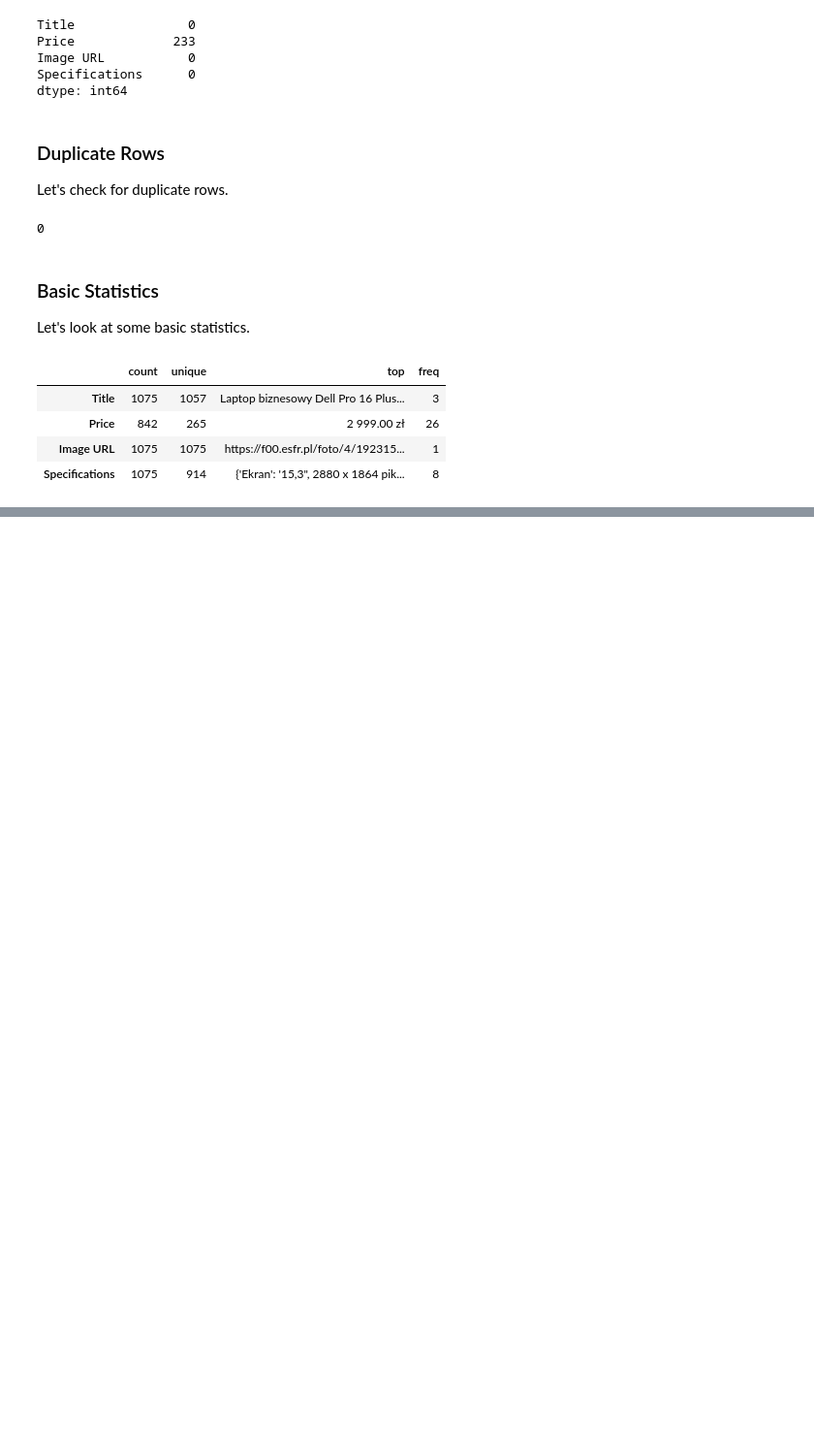
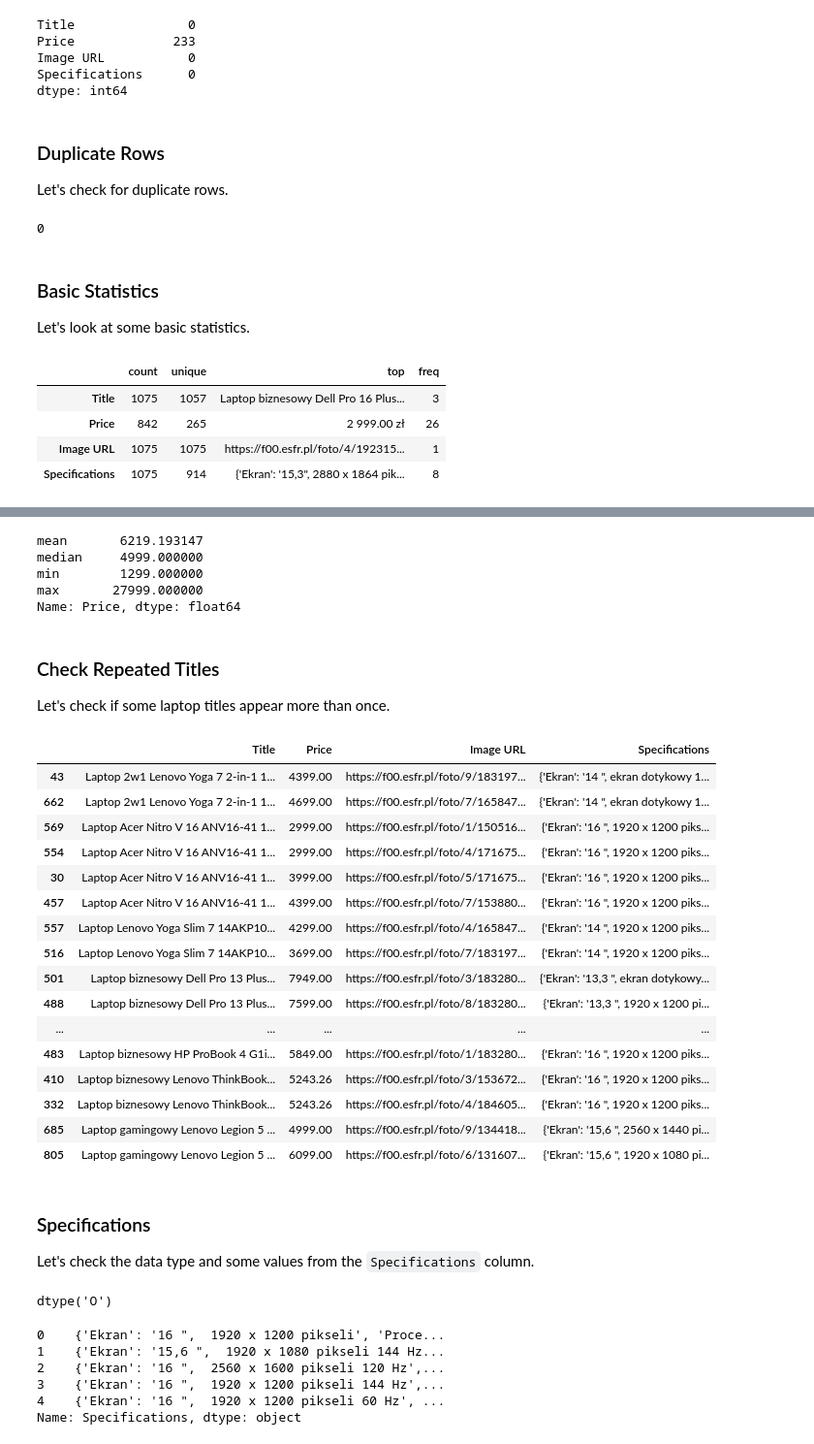
Before and after one commit to rishchuk/laptop-analysis, a Jupyter notebook: laptop_analysis.ipynb, the cells around one changed output, grey strips where cells are left out. Shown at 97% size. Drawn from its saved outputs; the diff is of its cells as text; code cells hidden in the pictures; blank space fills up the shorter version.

Commit message:
Clean and prepare laptop data

```diff
--- a/laptop_analysis.ipynb
+++ b/laptop_analysis.ipynb
@@ -91,0 +103,3 @@ df.describe(include="all").T
+# %%
+df['Price'] = df['Price'].str.replace('zł', '').str.replace(' ', '').astype(float)
+df['Price']
@@ -91,0 +119,50 @@ df.describe(include="all").T
+# %%
+df['Price'].agg(['mean', 'median', 'min', 'max'])
+# %% [output]
+mean       6219.193147
+median     4999.000000
+min        1299.000000
+max       27999.000000
+Name: Price, dtype: float64
+# %% [markdown]
+### Check Repeated Titles
+
+Let's check if some laptop titles appear more than once.
+# %%
+duplicates = df[df['Title'].duplicated(keep=False)].sort_values('Title')
+duplicates
+# %% [output]
+|  | Title | Price | Image URL | Specifications |
+| 43 | Laptop 2w1 Lenovo Yoga 7 2-in-1 1... | 4399.00 | https://f00.esfr.pl/foto/9/183197... | {'Ekran': '14 ", ekran dotykowy 1... |
+| 662 | Laptop 2w1 Lenovo Yoga 7 2-in-1 1... | 4699.00 | https://f00.esfr.pl/foto/7/165847... | {'Ekran': '14 ", ekran dotykowy 1... |
+| 569 | Laptop Acer Nitro V 16 ANV16-41 1... | 2999.00 | https://f00.esfr.pl/foto/1/150516... | {'Ekran': '16 ", 1920 x 1200 piks... |
+| 554 | Laptop Acer Nitro V 16 ANV16-41 1... | 2999.00 | https://f00.esfr.pl/foto/4/171675... | {'Ekran': '16 ", 1920 x 1200 piks... |
+| 30 | Laptop Acer Nitro V 16 ANV16-41 1... | 3999.00 | https://f00.esfr.pl/foto/5/171675... | {'Ekran': '16 ", 1920 x 1200 piks... |
+| 457 | Laptop Acer Nitro V 16 ANV16-41 1... | 4399.00 | https://f00.esfr.pl/foto/7/153880... | {'Ekran': '16 ", 1920 x 1200 piks... |
+| 557 | Laptop Lenovo Yoga Slim 7 14AKP10... | 4299.00 | https://f00.esfr.pl/foto/4/165847... | {'Ekran': '14 ", 1920 x 1200 piks... |
+| 516 | Laptop Lenovo Yoga Slim 7 14AKP10... | 3699.00 | https://f00.esfr.pl/foto/7/183197... | {'Ekran': '14 ", 1920 x 1200 piks... |
+| 501 | Laptop biznesowy Dell Pro 13 Plus... | 7949.00 | https://f00.esfr.pl/foto/3/183280... | {'Ekran': '13,3 ", ekran dotykowy... |
+| 488 | Laptop biznesowy Dell Pro 13 Plus... | 7599.00 | https://f00.esfr.pl/foto/8/183280... | {'Ekran': '13,3 ", 1920 x 1200 pi... |
+| ... | ... | ... | ... | ... |
+| 483 | Laptop biznesowy HP ProBook 4 G1i... | 5849.00 | https://f00.esfr.pl/foto/1/183280... | {'Ekran': '16 ", 1920 x 1200 piks... |
+| 410 | Laptop biznesowy Lenovo ThinkBook... | 5243.26 | https://f00.esfr.pl/foto/3/153672... | {'Ekran': '16 ", 1920 x 1200 piks... |
+| 332 | Laptop biznesowy Lenovo ThinkBook... | 5243.26 | https://f00.esfr.pl/foto/4/184605... | {'Ekran': '16 ", 1920 x 1200 piks... |
+| 685 | Laptop gamingowy Lenovo Legion 5 ... | 4999.00 | https://f00.esfr.pl/foto/9/134418... | {'Ekran': '15,6 ", 2560 x 1440 pi... |
+| 805 | Laptop gamingowy Lenovo Legion 5 ... | 6099.00 | https://f00.esfr.pl/foto/6/131607... | {'Ekran': '15,6 ", 1920 x 1080 pi... |
+# %% [markdown]
+### Specifications
+
+Let's check the data type and some values from the `Specifications` column.
+# %%
+df["Specifications"].dtype
+# %% [output]
+dtype('O')
+# %%
+df["Specifications"].head()
+# %% [output]
+0    {'Ekran': '16 ",  1920 x 1200 pikseli', 'Proce...
+1    {'Ekran': '15,6 ",  1920 x 1080 pikseli 144 Hz...
+2    {'Ekran': '16 ",  2560 x 1600 pikseli 120 Hz',...
+3    {'Ekran': '16 ",  1920 x 1200 pikseli 144 Hz',...
+4    {'Ekran': '16 ",  1920 x 1200 pikseli 60 Hz', ...
+Name: Specifications, dtype: object
```
Also changed, not shown: parts of 16 cells of this notebook.
